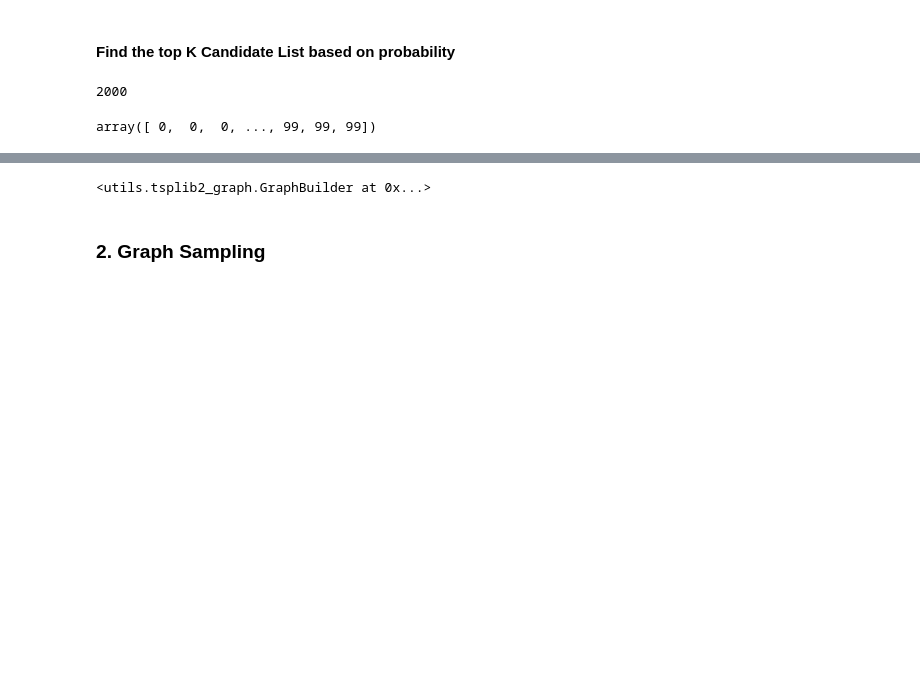
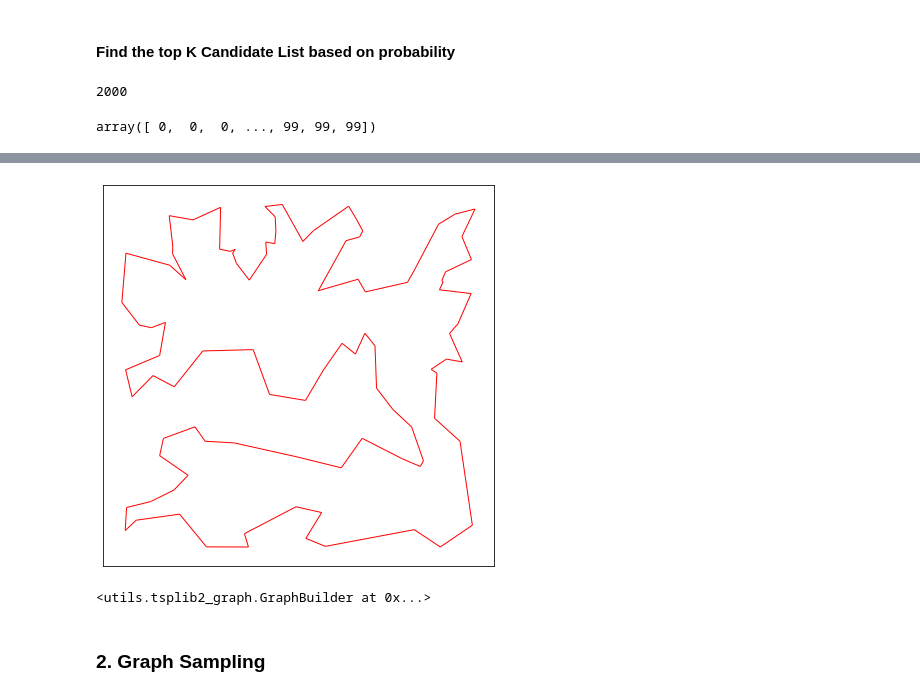
Before and after one commit to ViniciusBloise/Spider-scnu-TSP, a Jupyter notebook: Att-GraphConvNet/play_gnrlz.ipynb, the cells around one changed output, grey strips where cells are left out. Saved outputs shown, nothing was run; the diff lists cells and outputs as text; code cells hidden in the pictures; blank space fills up the shorter version.

```diff
--- a/Att-GraphConvNet/play_gnrlz.ipynb
+++ b/Att-GraphConvNet/play_gnrlz.ipynb
@@ -393,3 +395,19 @@ np.array([[i] * (K+1) for i in range(num_nodes)]).flatten()
 array([ 0,  0,  0, ..., 99, 99, 99])
 # %%
 topK_CL_values = prob_mtx[ np.array([[i] * (K+1) for i in range(num_nodes)]).flatten(), topK_CL.flatten()].reshape(num_nodes, K + 1)
+# %%
+def add_optimal_edges(g, opt_tour):
+    prev = None
+    first = None
+    edges = []
+    for node in opt_tour:
+        if prev is None:
+            first = prev = node
+            continue
+        edge_tpl = (prev, node)
+        g.add_edge(*edge_tpl)
+        edges.append(edge_tpl)
+        prev = node
+    g.add_edge(first, prev)
+    edges.append((first, prev))
+    return edges
@@ -396,3 +434,11 @@ topK_CL_values = prob_mtx[ np.array([[i] * (K+1) for i in range(num_nodes)]).fla
+# %%
+plt.figure(figsize=(7,7))
+G_opt = G.G.copy()
+opt_edges = add_optimal_edges(G_opt, optimal_tour)
+for edge in G_opt.edges():
+    nx.draw_networkx_edges(G_opt, coord_buff, edgelist=[edge], edge_color='red')
+# %% [output]
+[figure, added]
 # %%
 #df_ps
 G
```
Also changed, not shown: parts of 4 cells of this notebook, 1 other file.
